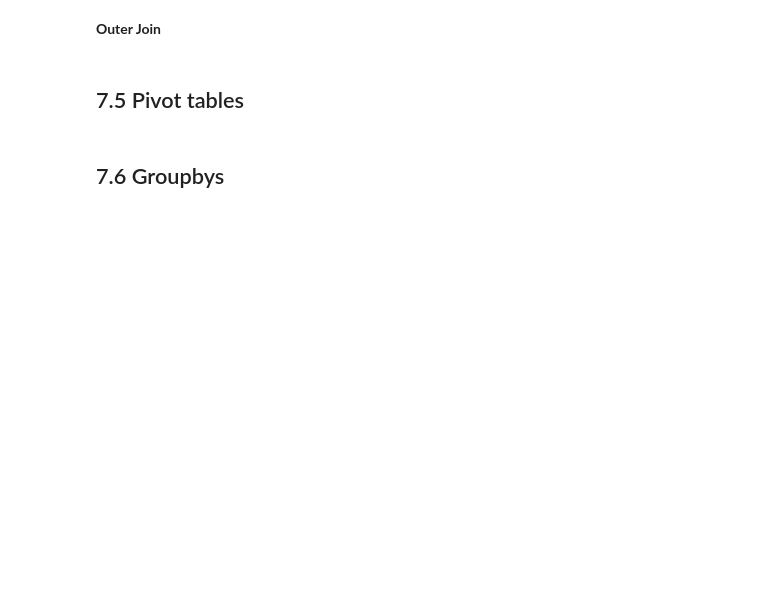
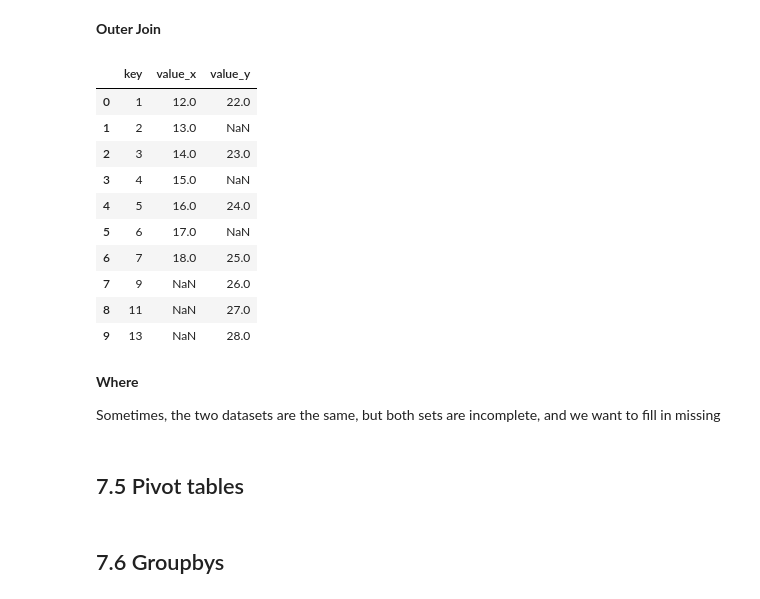
Before and after one commit to drolsonmi/math3080, a Jupyter notebook: Notes/07 Data Wrangling.ipynb, the cells around one changed output. Cells and saved outputs as stored; diff of their text form; code cells hidden in the pictures; blank space fills up the shorter version.

```diff
--- a/Notes/07 Data Wrangling.ipynb
+++ b/Notes/07 Data Wrangling.ipynb
@@ -217,5 +327,23 @@ __Inner Join__
 # %% [markdown]
 __Outer Join__
+# %%
+data_A.merge(data_B, on='key', how='outer')
+# %% [output]
+|  | key | value_x | value_y |
+| 0 | 1 | 12.0 | 22.0 |
+| 1 | 2 | 13.0 | NaN |
+| 2 | 3 | 14.0 | 23.0 |
+| 3 | 4 | 15.0 | NaN |
+| 4 | 5 | 16.0 | 24.0 |
+| 5 | 6 | 17.0 | NaN |
+| 6 | 7 | 18.0 | 25.0 |
+| 7 | 9 | NaN | 26.0 |
+| 8 | 11 | NaN | 27.0 |
+| 9 | 13 | NaN | 28.0 |
+# %% [markdown]
+__Where__
+
+Sometimes, the two datasets are the same, but both sets are incomplete, and we want to fill in missing
 # %% [markdown]
 ## 7.5 Pivot tables
 # %% [markdown]
```
Also changed, not shown: parts of 23 cells of this notebook, 1 other file.
